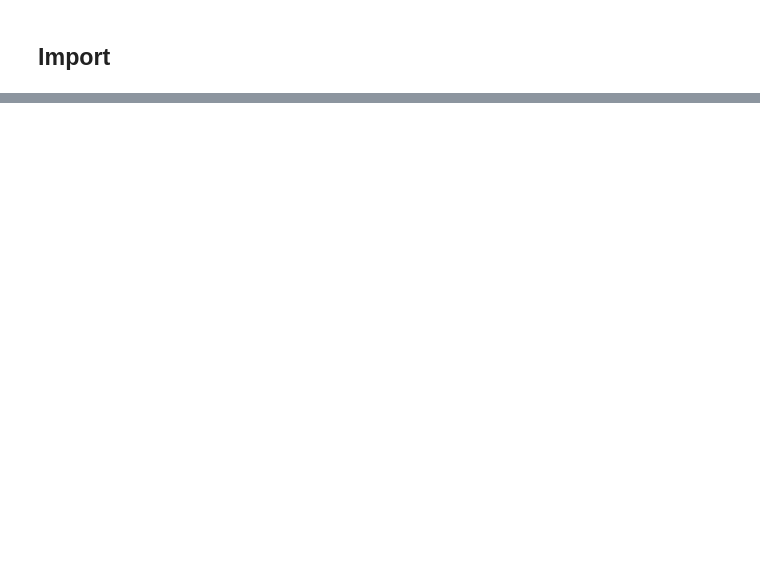
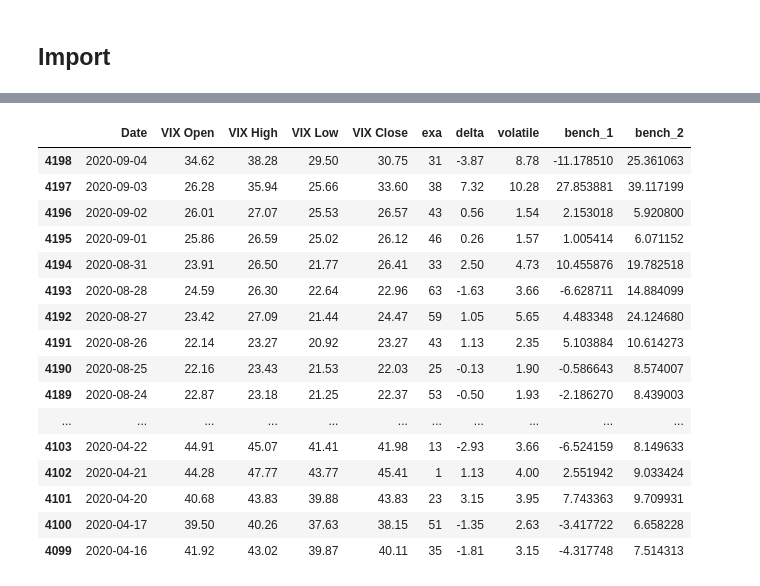
Before and after one commit to morticella/research, a Jupyter notebook: iching.ipynb, the cells around one changed output, grey strips where cells are left out. Saved outputs shown, nothing was run; the diff lists cells and outputs as text; code cells hidden in the pictures; blank space fills up the shorter version.

```diff
--- a/iching.ipynb
+++ b/iching.ipynb
@@ -4,3 +9,11 @@
 # generate random integer values
 from random import seed
 from random import randint
+# %%
+data_url = './dataset/vix-daily.csv'
+
+data = pd.read_csv(data_url)
+
+
+df = pd.DataFrame(data)
+print(df)
@@ -160,0 +190,5 @@ iching()
+# %%
+# df.insert(2,'exa', iching(),True)
+df['exa'] = df.apply(lambda x: iching(), axis = 1)
+print(iching())
+df[0:50]
@@ -160,0 +214,27 @@ iching()
+# %%
+pd.set_option('display.max_rows', None)
+df["exa"] = pd.to_numeric(df["exa"])
+df = df.sort_values(by=['Date'], ascending=False)
+df['delta'] = df['VIX Close'] - df['VIX Open']
+df['volatile'] = df['VIX High'] - df['VIX Low']
+df['bench_1'] =  df['delta'] / df['VIX Open'] * 100
+df['bench_2'] =  df['volatile'] / df['VIX Open'] * 100
+df[0:100]
+# %% [output]
+|  | Date | VIX Open | VIX High | VIX Low | VIX Close | exa | delta | volatile | bench_1 | bench_2 |
+| 4198 | 2020-09-04 | 34.62 | 38.28 | 29.50 | 30.75 | 31 | -3.87 | 8.78 | -11.178510 | 25.361063 |
+| 4197 | 2020-09-03 | 26.28 | 35.94 | 25.66 | 33.60 | 38 | 7.32 | 10.28 | 27.853881 | 39.117199 |
+| 4196 | 2020-09-02 | 26.01 | 27.07 | 25.53 | 26.57 | 43 | 0.56 | 1.54 | 2.153018 | 5.920800 |
+| 4195 | 2020-09-01 | 25.86 | 26.59 | 25.02 | 26.12 | 46 | 0.26 | 1.57 | 1.005414 | 6.071152 |
+| 4194 | 2020-08-31 | 23.91 | 26.50 | 21.77 | 26.41 | 33 | 2.50 | 4.73 | 10.455876 | 19.782518 |
+| 4193 | 2020-08-28 | 24.59 | 26.30 | 22.64 | 22.96 | 63 | -1.63 | 3.66 | -6.628711 | 14.884099 |
+| 4192 | 2020-08-27 | 23.42 | 27.09 | 21.44 | 24.47 | 59 | 1.05 | 5.65 | 4.483348 | 24.124680 |
+| 4191 | 2020-08-26 | 22.14 | 23.27 | 20.92 | 23.27 | 43 | 1.13 | 2.35 | 5.103884 | 10.614273 |
+| 4190 | 2020-08-25 | 22.16 | 23.43 | 21.53 | 22.03 | 25 | -0.13 | 1.90 | -0.586643 | 8.574007 |
+| 4189 | 2020-08-24 | 22.87 | 23.18 | 21.25 | 22.37 | 53 | -0.50 | 1.93 | -2.186270 | 8.439003 |
+| ... | ... | ... | ... | ... | ... | ... | ... | ... | ... | ... |
+| 4103 | 2020-04-22 | 44.91 | 45.07 | 41.41 | 41.98 | 13 | -2.93 | 3.66 | -6.524159 | 8.149633 |
+| 4102 | 2020-04-21 | 44.28 | 47.77 | 43.77 | 45.41 | 1 | 1.13 | 4.00 | 2.551942 | 9.033424 |
+| 4101 | 2020-04-20 | 40.68 | 43.83 | 39.88 | 43.83 | 23 | 3.15 | 3.95 | 7.743363 | 9.709931 |
+| 4100 | 2020-04-17 | 39.50 | 40.26 | 37.63 | 38.15 | 51 | -1.35 | 2.63 | -3.417722 | 6.658228 |
+| 4099 | 2020-04-16 | 41.92 | 43.02 | 39.87 | 40.11 | 35 | -1.81 | 3.15 | -4.317748 | 7.514313 |
```
Also changed, not shown: parts of 5 cells of this notebook, 1 other file.
